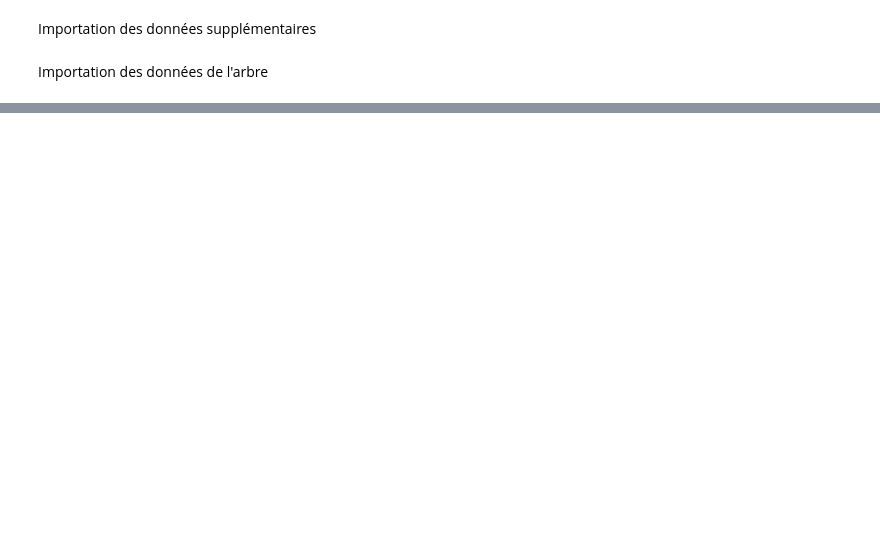
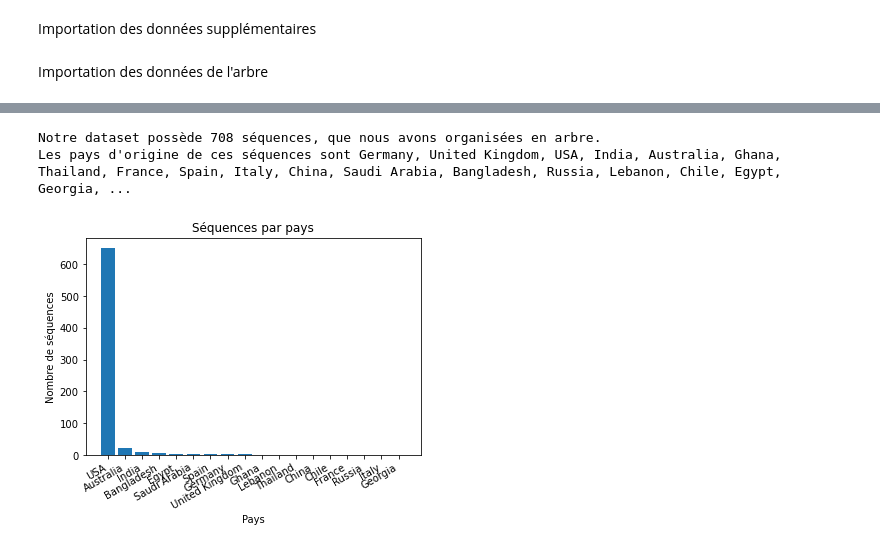
Before and after one commit to nobabar/ete3_howto, a Jupyter notebook: demo.ipynb, the cells around one changed output, grey strips where cells are left out. Saved outputs shown, nothing was run; the diff lists cells and outputs as text; code cells hidden in the pictures; blank space fills up the shorter version.

```diff
--- a/demo.ipynb
+++ b/demo.ipynb
@@ -12,14 +14,15 @@ with open("./data/spike_header_cl.txt", "r") as filein:
     for ligne in filein:
         l_spl = ligne.split("|")
         prot_names.append(l_spl[0].split()[0])
-        prot_origin.append(l_spl[1].split()[1][1:-1])
-        prot_dates.append(l_spl[2].strip())
+        prot_origin.append(l_spl[1].split('"')[1]) # does not work for united kingdom
+        prot_dates.append(l_spl[2])
 
 # organiser as dataframe
 spike_df = pd.DataFrame(data = {"name" : prot_names,
                                 "origin" : prot_origin,
                                 "date" : prot_dates})
 spike_df["date"] = pd.to_datetime(spike_df["date"])
+spike_df.index = spike_df["name"]
 # %% [markdown]
 Importation des données de l'arbre
 # %%
@@ -69,0 +44,17 @@ up_fr_leaf.render("test_render.svg", tree_style = circ_style)
+# %%
+print(f"Notre dataset possède {spike_df.shape[0]} séquences, que nous avons organisées en arbre.\n"
+      f"Les pays d'origine de ces séquences sont {', '.join(set(spike_df['origin']))}, mais la représentation n'est pas équilibrée "
+     "entre ces différents pays")
+# %% [output]
+Notre dataset possède 708 séquences, que nous avons organisées en arbre.
+Les pays d'origine de ces séquences sont Germany, United Kingdom, USA, India, Australia, Ghana, Thailand, France, Spain, Italy, China, Saudi Arabia, Bangladesh, Russia, Lebanon, Chile, Egypt, Georgia, ...
+# %%
+count_by_or = spike_df["origin"].value_counts()
+plt.bar(count_by_or.index, count_by_or)
+plt.title("Séquences par pays")
+plt.xlabel("Pays")
+plt.ylabel("Nombre de séquences")
+plt.xticks(rotation=30, ha='right')
+plt.savefig("test_bar.png")
+# %% [output]
+[figure, added]
```
Also changed, not shown: parts of 25 cells of this notebook, 1 other file.
